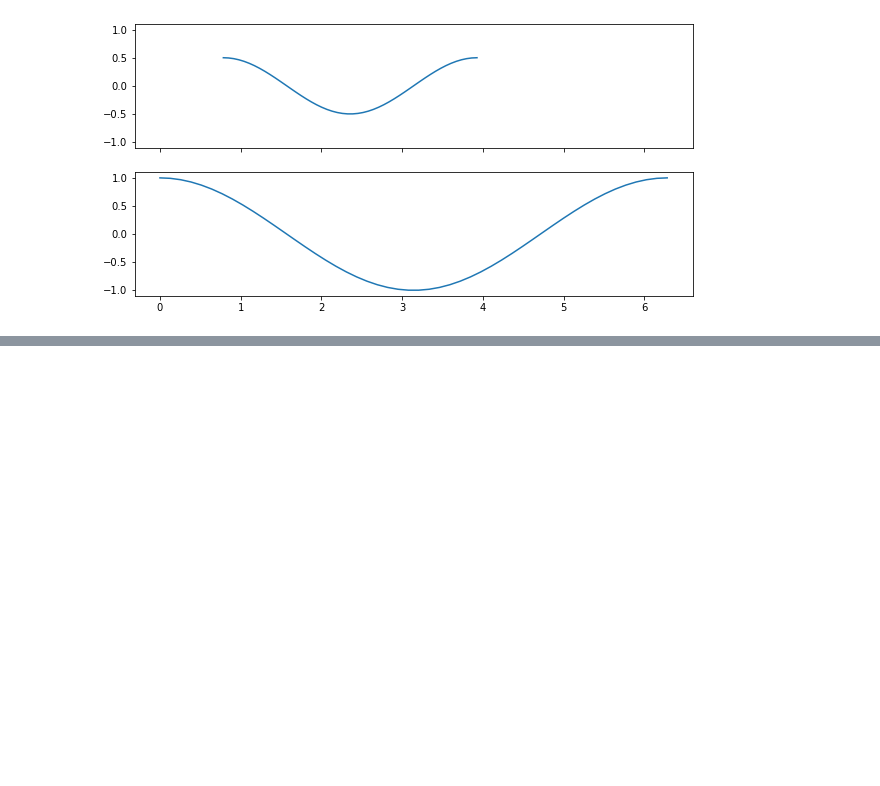
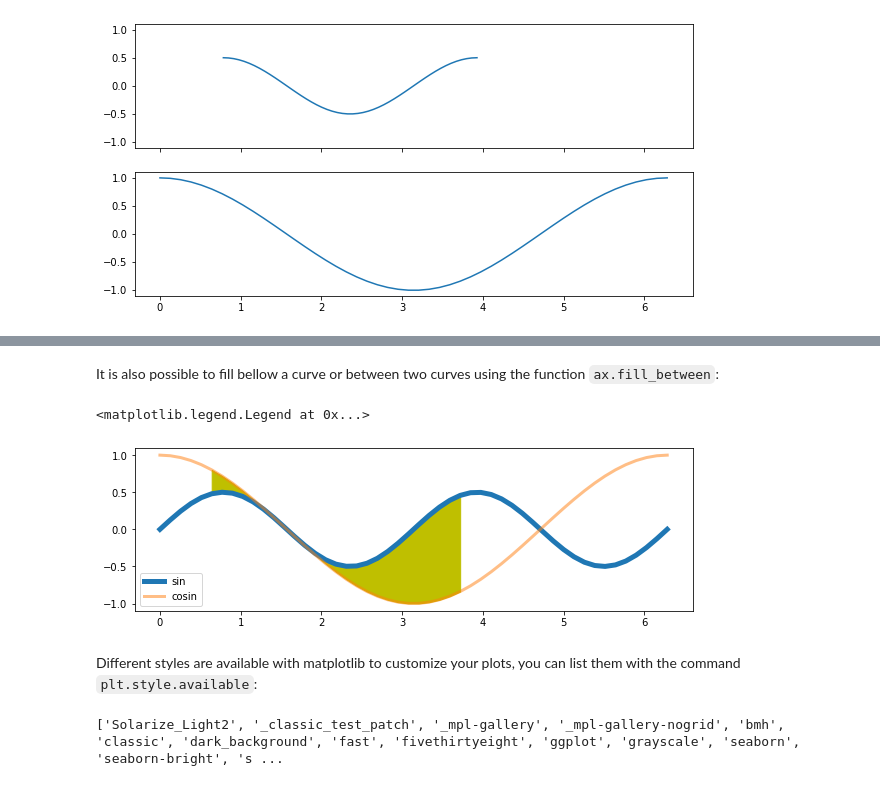
Before and after one commit to GuignardLab/CenTuri-Course, a Jupyter notebook: 2-Data-handling-and-visu/Matplotlib-course.ipynb, the cells around one changed output, grey strips where cells are left out. Drawn from its saved outputs; the diff is of its cells as text; code cells hidden in the pictures; blank space fills up the shorter version.

```diff
--- a/2-Data-handling-and-visu/Matplotlib-course.ipynb
+++ b/2-Data-handling-and-visu/Matplotlib-course.ipynb
@@ -187,0 +209,22 @@ ax[1].plot(X2, Y2, '-')
+# %% [markdown]
+It is also possible to fill bellow a curve or between two curves using the function `ax.fill_between`:
+# %%
+X1 = np.linspace(0, 2*np.pi)
+X2 = np.linspace(0, 2*np.pi)
+Y1 = np.sin(X1*2)/2
+Y2 = np.cos(X2)
+
+fig, ax = plt.subplots(figsize=(10, 3), sharex=True, sharey=True)
+ax.plot(X1, Y1, '-', label='sin', lw=5)
+ax.plot(X2, Y2, '-', label='cosin', lw=3, alpha=.5)
+ax.fill_between(X1[5:30], Y1[5:30], Y2[5:30], color='y')
+ax.legend()
+# %% [output]
+<matplotlib.legend.Legend at 0x...>
+[figure, added]
+# %% [markdown]
+Different styles are available with matplotlib to customize your plots, you can list them with the command `plt.style.available`:
+# %%
+print(plt.style.available)
+# %% [output]
+['Solarize_Light2', '_classic_test_patch', '_mpl-gallery', '_mpl-gallery-nogrid', 'bmh', 'classic', 'dark_background', 'fast', 'fivethirtyeight', 'ggplot', 'grayscale', 'seaborn', 'seaborn-bright', 's ...
```
Also changed, not shown: parts of 39 cells of this notebook, 2 other files.
